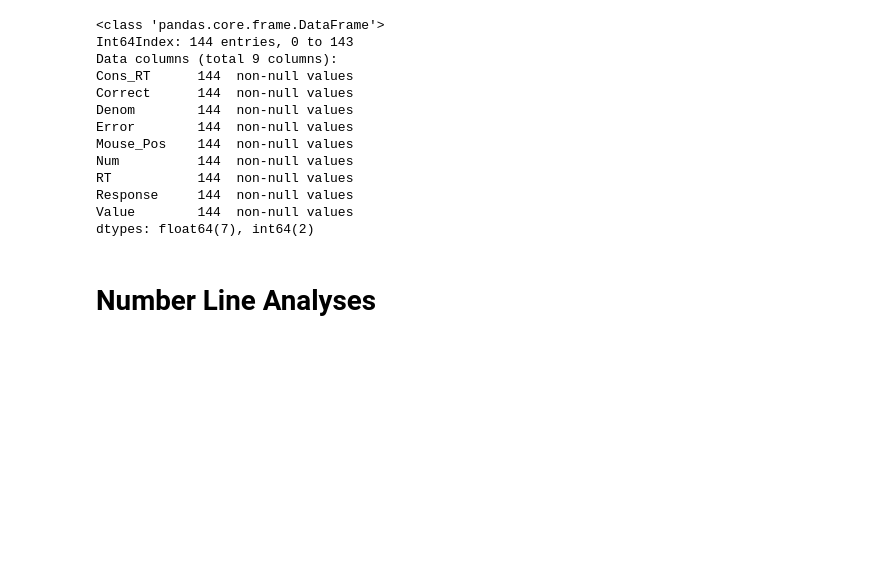
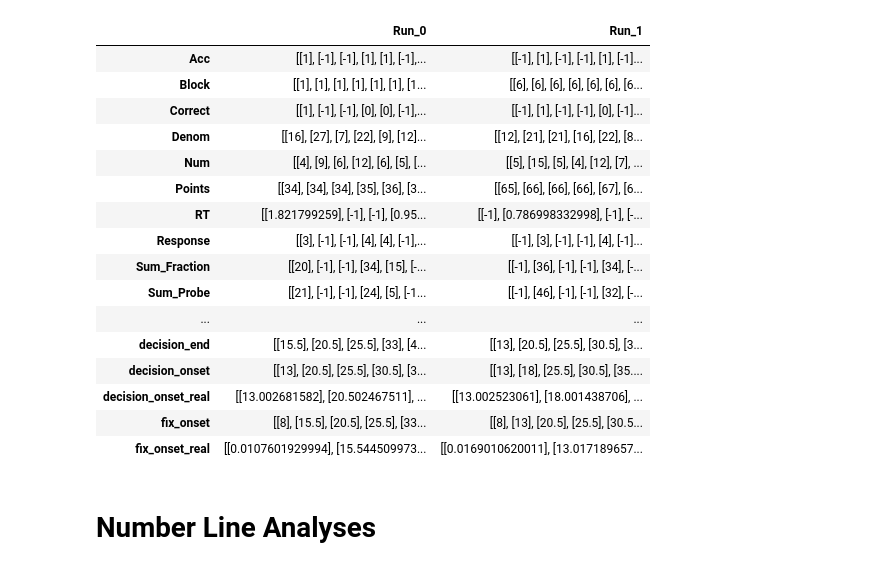
Before and after one commit to franink/Fractions, a Jupyter notebook: Data_Analyses/Fraction_Behavioral.ipynb, the cells around one changed output. Cells and saved outputs as stored; diff of their text form; code cells hidden in the pictures; blank space fills up the shorter version.

```diff
--- a/Data_Analyses/Fraction_Behavioral.ipynb
+++ b/Data_Analyses/Fraction_Behavioral.ipynb
@@ -86,19 +155,23 @@ task_list
 # %%
-new_df[sub_list[1]][task_list[1]]
+new_df[sub_list[0]][task_list[0]]
 # %% [output]
-<class 'pandas.core.frame.DataFrame'>
-Int64Index: 144 entries, 0 to 143
-Data columns (total 9 columns):
-Cons_RT      144  non-null values
-Correct      144  non-null values
-Denom        144  non-null values
-Error        144  non-null values
-Mouse_Pos    144  non-null values
-Num          144  non-null values
-RT           144  non-null values
-Response     144  non-null values
-Value        144  non-null values
-dtypes: float64(7), int64(2)
+|  | Run_0 | Run_1 |
+| Acc | [[1], [-1], [-1], [1], [1], [-1],... | [[-1], [1], [-1], [-1], [1], [-1]... |
+| Block | [[1], [1], [1], [1], [1], [1], [1... | [[6], [6], [6], [6], [6], [6], [6... |
+| Correct | [[1], [-1], [-1], [0], [0], [-1],... | [[-1], [1], [-1], [-1], [0], [-1]... |
+| Denom | [[16], [27], [7], [22], [9], [12]... | [[12], [21], [21], [16], [22], [8... |
+| Num | [[4], [9], [6], [12], [6], [5], [... | [[5], [15], [5], [4], [12], [7], ... |
+| Points | [[34], [34], [34], [35], [36], [3... | [[65], [66], [66], [66], [67], [6... |
+| RT | [[1.821799259], [-1], [-1], [0.95... | [[-1], [0.786998332998], [-1], [-... |
+| Response | [[3], [-1], [-1], [4], [4], [-1],... | [[-1], [3], [-1], [-1], [4], [-1]... |
+| Sum_Fraction | [[20], [-1], [-1], [34], [15], [-... | [[-1], [36], [-1], [-1], [34], [-... |
+| Sum_Probe | [[21], [-1], [-1], [24], [5], [-1... | [[-1], [46], [-1], [-1], [32], [-... |
+| ... | ... | ... |
+| decision_end | [[15.5], [20.5], [25.5], [33], [4... | [[13], [20.5], [25.5], [30.5], [3... |
+| decision_onset | [[13], [20.5], [25.5], [30.5], [3... | [[13], [18], [25.5], [30.5], [35.... |
+| decision_onset_real | [[13.002681582], [20.502467511], ... | [[13.002523061], [18.001438706], ... |
+| fix_onset | [[8], [15.5], [20.5], [25.5], [33... | [[8], [13], [20.5], [25.5], [30.5... |
+| fix_onset_real | [[0.0107601929994], [15.544509973... | [[0.0169010620011], [13.017189657... |
 # %% [markdown]
 # Number Line Analyses
 # %% [markdown]
```
Also changed, not shown: parts of 15 cells of this notebook, 2 other files.
